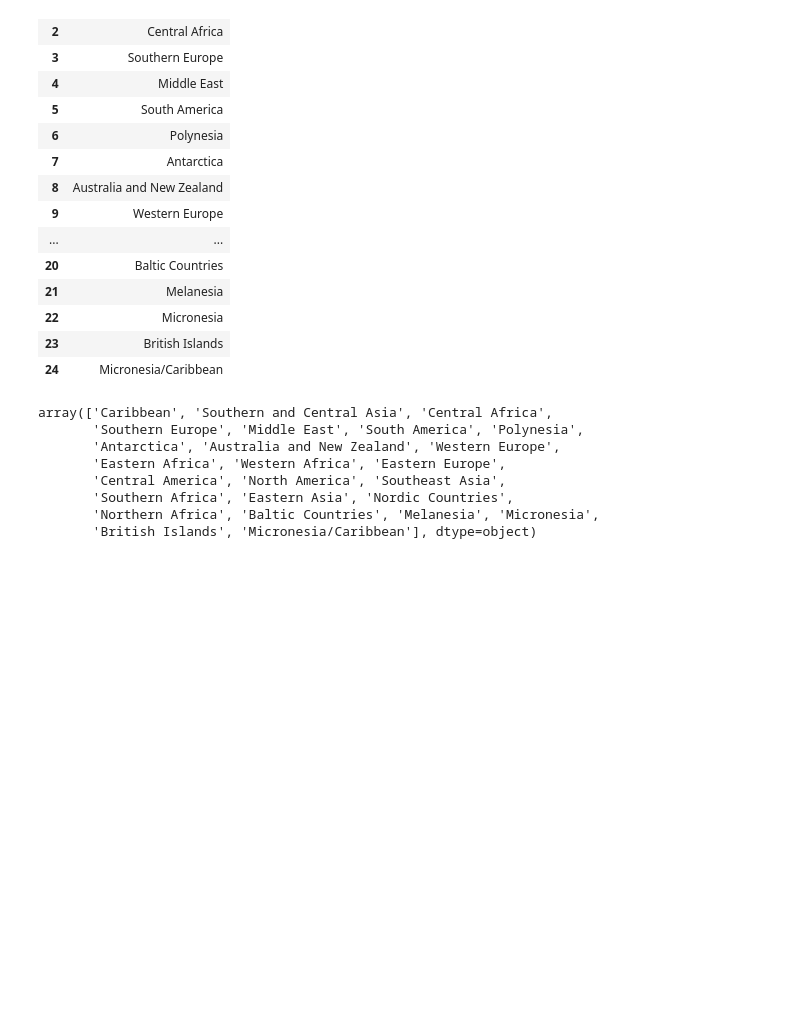
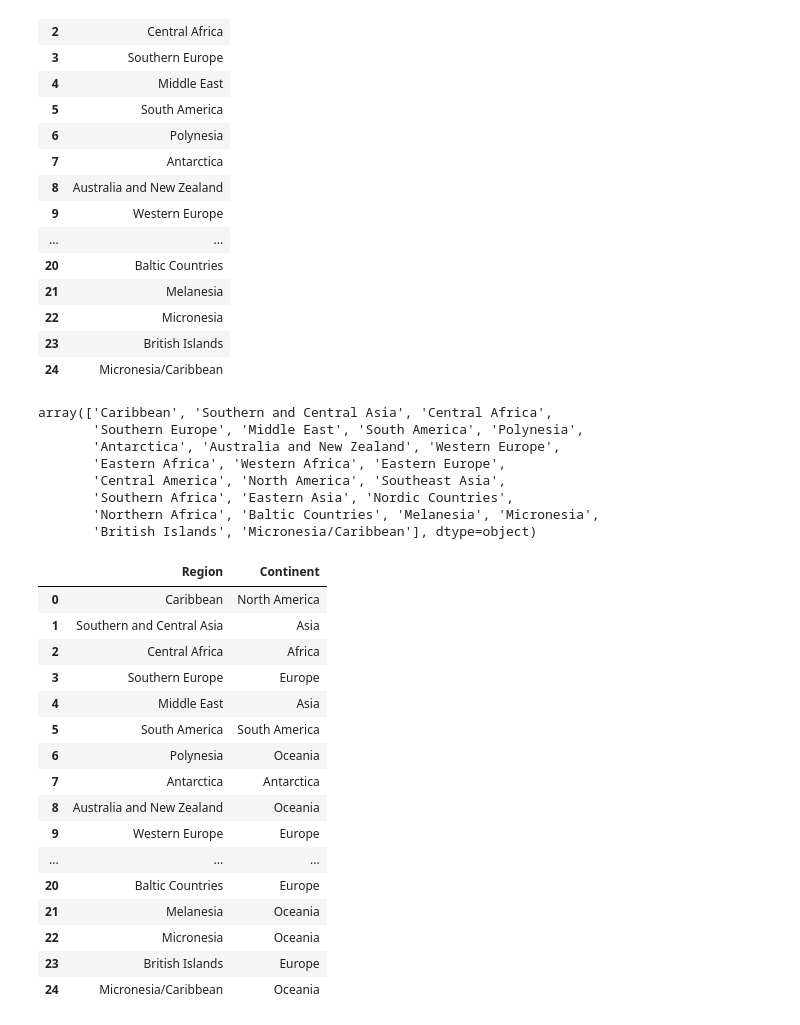
Before and after one commit to dobestan/pydata-101, a Jupyter notebook: SQL/get-unique-values.ipynb, the cells around one changed output. Saved outputs shown, nothing was run; the diff lists cells and outputs as text; code cells hidden in the pictures; blank space fills up the shorter version.

```diff
--- a/SQL/get-unique-values.ipynb
+++ b/SQL/get-unique-values.ipynb
@@ -73,3 +73,30 @@ array(['Caribbean', 'Southern and Central Asia', 'Central Africa',
        'Southern Africa', 'Eastern Asia', 'Nordic Countries',
        'Northern Africa', 'Baltic Countries', 'Melanesia', 'Micronesia',
        'British Islands', 'Micronesia/Caribbean'], dtype=object)
+# %%
+# 만약에 Multiple Column 에서 Unique 한 것을 뽑고 싶다면?
+
+SQL_QUERY = """
+    SELECT DISTINCT Region, Continent
+    FROM Country;
+"""
+
+pd.read_sql(SQL_QUERY, db)
+# %% [output]
+|  | Region | Continent |
+| 0 | Caribbean | North America |
+| 1 | Southern and Central Asia | Asia |
+| 2 | Central Africa | Africa |
+| 3 | Southern Europe | Europe |
+| 4 | Middle East | Asia |
+| 5 | South America | South America |
+| 6 | Polynesia | Oceania |
+| 7 | Antarctica | Antarctica |
+| 8 | Australia and New Zealand | Oceania |
+| 9 | Western Europe | Europe |
+| ... | ... | ... |
+| 20 | Baltic Countries | Europe |
+| 21 | Melanesia | Oceania |
+| 22 | Micronesia | Oceania |
+| 23 | British Islands | Europe |
+| 24 | Micronesia/Caribbean | Oceania |
```
Also changed, not shown: parts of 5 cells of this notebook.
